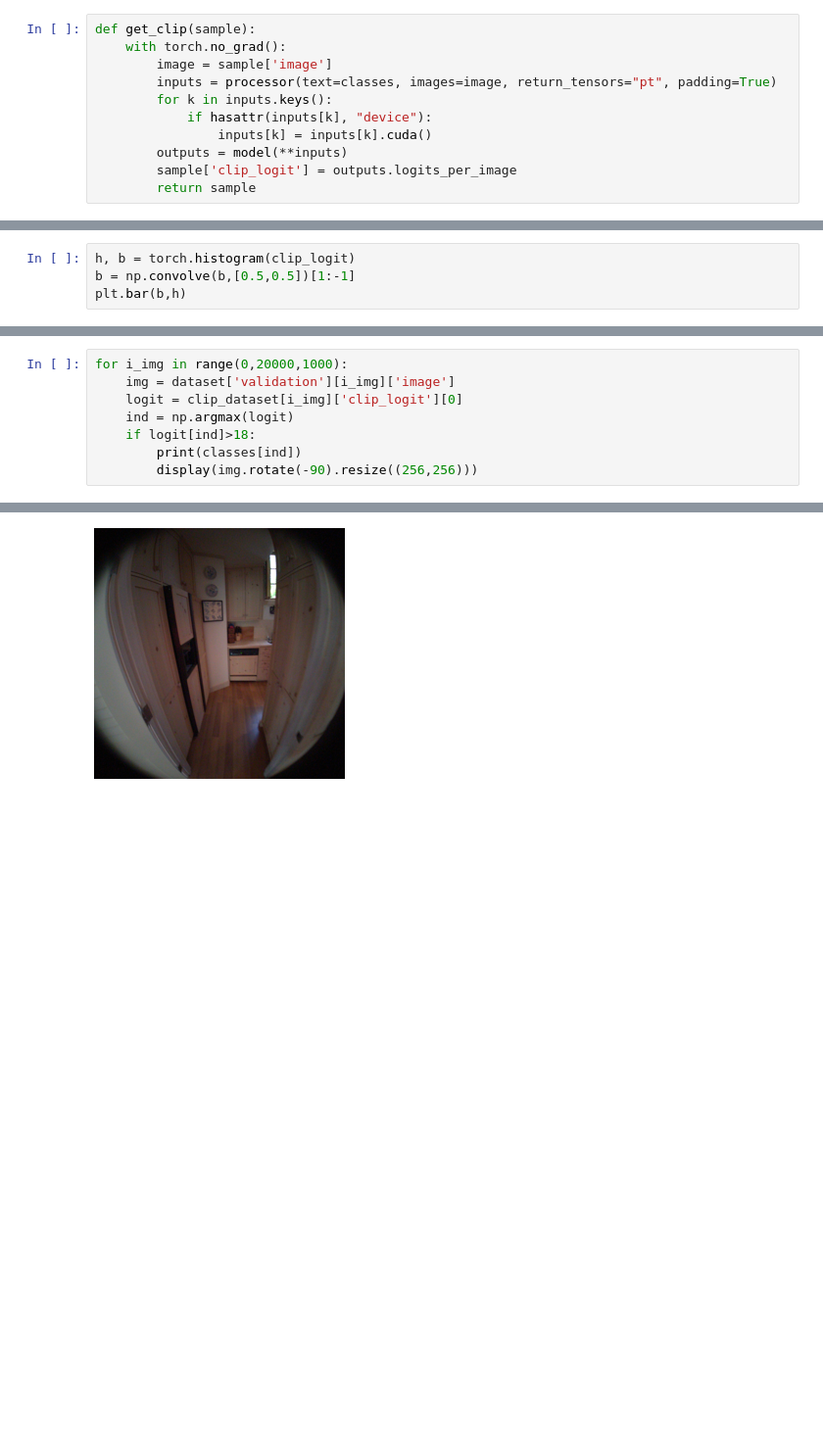
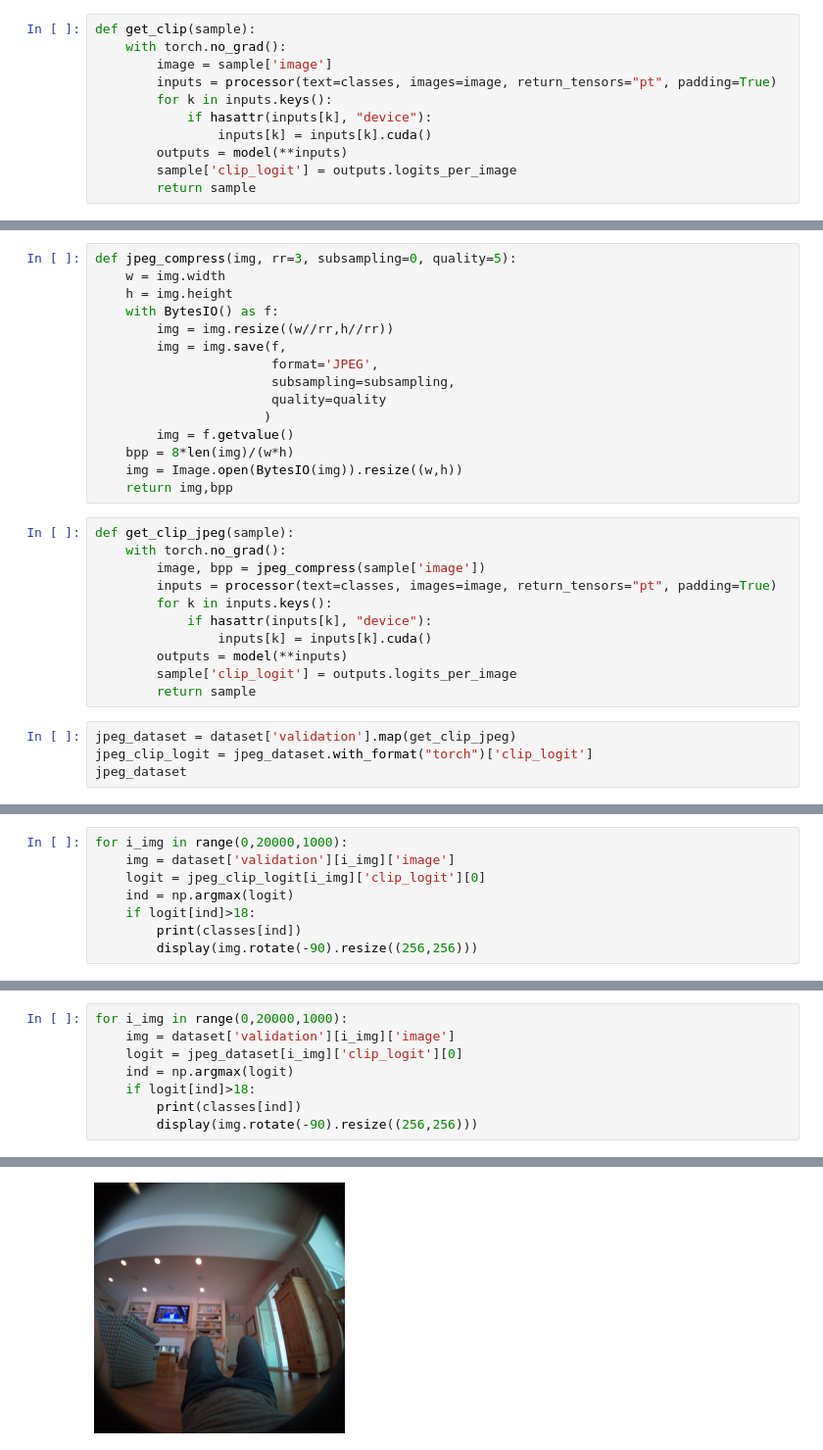
Before and after one commit to danjacobellis/PAC, a Jupyter notebook: clip.ipynb, the cells around one changed output, grey strips where cells are left out. Shown at 98% size. Drawn from its saved outputs; the diff is of its cells as text; blank space fills up the shorter version.

Commit message:
compare jpeg

```diff
--- a/clip.ipynb
+++ b/clip.ipynb
@@ -44,5 +44,31 @@ clip_logit = clip_dataset.with_format("torch")['clip_logit']
+# %%
+def jpeg_compress(img, rr=3, subsampling=0, quality=5):
+    w = img.width
+    h = img.height
+    with BytesIO() as f:
+        img = img.resize((w//rr,h//rr))
+        img = img.save(f,
+                       format='JPEG',
+                       subsampling=subsampling,
+                       quality=quality
+                      )
+        img = f.getvalue()
+    bpp = 8*len(img)/(w*h)
+    img = Image.open(BytesIO(img)).resize((w,h))
+    return img,bpp
+# %%
+def get_clip_jpeg(sample):
+    with torch.no_grad():
+        image, bpp = jpeg_compress(sample['image'])
+        inputs = processor(text=classes, images=image, return_tensors="pt", padding=True)
+        for k in inputs.keys():
+            if hasattr(inputs[k], "device"):
+                inputs[k] = inputs[k].cuda()
+        outputs = model(**inputs)
+        sample['clip_logit'] = outputs.logits_per_image
+        return sample
 # %%
-h, b = torch.histogram(clip_logit)
-b = np.convolve(b,[0.5,0.5])[1:-1]
-plt.bar(b,h)
+jpeg_dataset = dataset['validation'].map(get_clip_jpeg)
+jpeg_clip_logit = jpeg_dataset.with_format("torch")['clip_logit']
+jpeg_dataset
 # %% [output]
@@ -50,0 +79,8 @@ plt.bar(b,h)
+# %%
+for i_img in range(0,20000,1000):
+    img = dataset['validation'][i_img]['image']
+    logit = jpeg_clip_logit[i_img]['clip_logit'][0]
+    ind = np.argmax(logit)
+    if logit[ind]>18:
+        print(classes[ind])
+        display(img.rotate(-90).resize((256,256)))
@@ -51,7 +89,7 @@ plt.bar(b,h)
 # %%
 for i_img in range(0,20000,1000):
     img = dataset['validation'][i_img]['image']
-    logit = clip_dataset[i_img]['clip_logit'][0]
+    logit = jpeg_dataset[i_img]['clip_logit'][0]
     ind = np.argmax(logit)
     if logit[ind]>18:
         print(classes[ind])
@@ -67 +105 @@ kitchen
-[figure, old version]
+[figure, new version]
```
Also changed, not shown: parts of 6 cells of this notebook.
